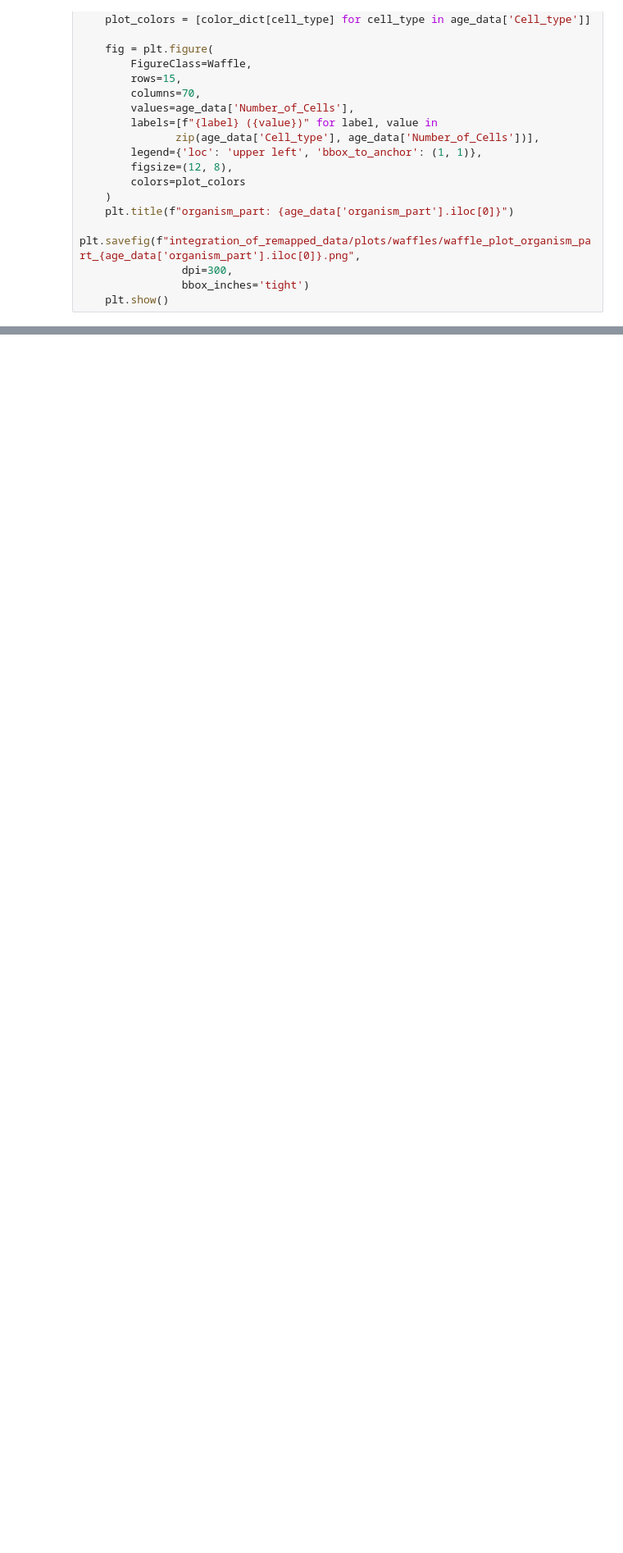
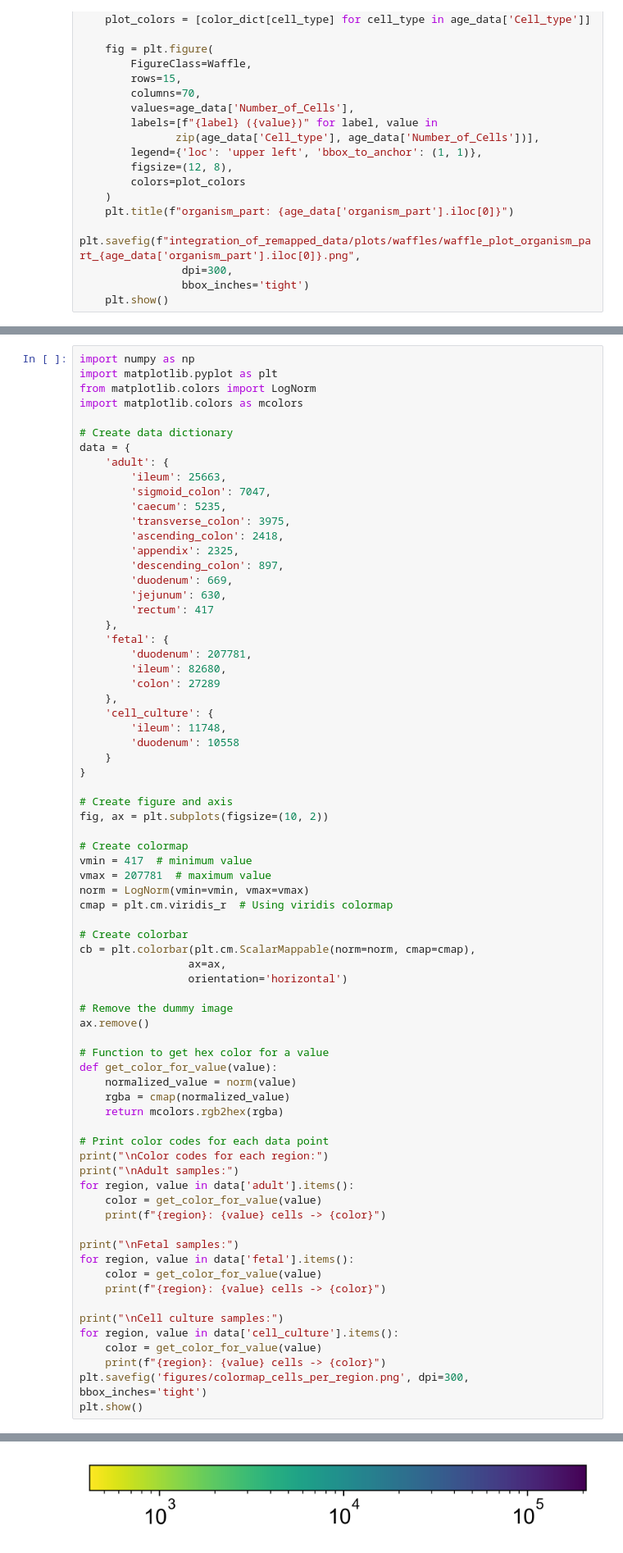
Before and after one commit to AnnaMaguza/Fetal_stem_cells_analysis, a Jupyter notebook: 2_celltype_annotation/3_cell_type_manual_annotation.ipynb, the cells around one changed output, grey strips where cells are left out. Shown: that part at 82% size. Saved outputs shown, nothing was run; the diff lists cells and outputs as text; blank space fills up the shorter version.

Commit message:
full dataset description figures

```diff
--- a/2_celltype_annotation/3_cell_type_manual_annotation.ipynb
+++ b/2_celltype_annotation/3_cell_type_manual_annotation.ipynb
@@ -399,0 +531,73 @@ for idx, age_data in enumerate(age_groups, 1):
+# %%
+import numpy as np
+import matplotlib.pyplot as plt
+from matplotlib.colors import LogNorm
+import matplotlib.colors as mcolors
+
+# Create data dictionary
+data = {
+    'adult': {
+        'ileum': 25663,
+        'sigmoid_colon': 7047,
+        'caecum': 5235,
+        'transverse_colon': 3975,
+        'ascending_colon': 2418,
+        'appendix': 2325,
+        'descending_colon': 897,
+        'duodenum': 669,
+        'jejunum': 630,
+        'rectum': 417
+    },
+    'fetal': {
+        'duodenum': 207781,
+        'ileum': 82680,
+        'colon': 27289
+    },
+    'cell_culture': {
+        'ileum': 11748,
+        'duodenum': 10558
+    }
+}
+
+# Create figure and axis
+fig, ax = plt.subplots(figsize=(10, 2))
+
+# Create colormap
+vmin = 417  # minimum value
+vmax = 207781  # maximum value
+norm = LogNorm(vmin=vmin, vmax=vmax)
+cmap = plt.cm.viridis_r  # Using viridis colormap
+
+# Create colorbar
+cb = plt.colorbar(plt.cm.ScalarMappable(norm=norm, cmap=cmap),
+                 ax=ax,
+                 orientation='horizontal')
+
+# Remove the dummy image
+ax.remove()
+
+# Function to get hex color for a value
+def get_color_for_value(value):
+    normalized_value = norm(value)
+    rgba = cmap(normalized_value)
+    return mcolors.rgb2hex(rgba)
+
+# Print color codes for each data point
+print("\nColor codes for each region:")
+print("\nAdult samples:")
+for region, value in data['adult'].items():
+    color = get_color_for_value(value)
+    print(f"{region}: {value} cells -> {color}")
+
+print("\nFetal samples:")
+for region, value in data['fetal'].items():
+    color = get_color_for_value(value)
+    print(f"{region}: {value} cells -> {color}")
+
+print("\nCell culture samples:")
+for region, value in data['cell_culture'].items():
+    color = get_color_for_value(value)
+    print(f"{region}: {value} cells -> {color}")
+plt.savefig('figures/colormap_cells_per_region.png', dpi=300, bbox_inches='tight')
+plt.show()
+# %% [output]
@@ -399,0 +621 @@ for idx, age_data in enumerate(age_groups, 1):
+[figure, added]
```
Also changed, not shown: parts of 33 cells of this notebook, 3 other files.
